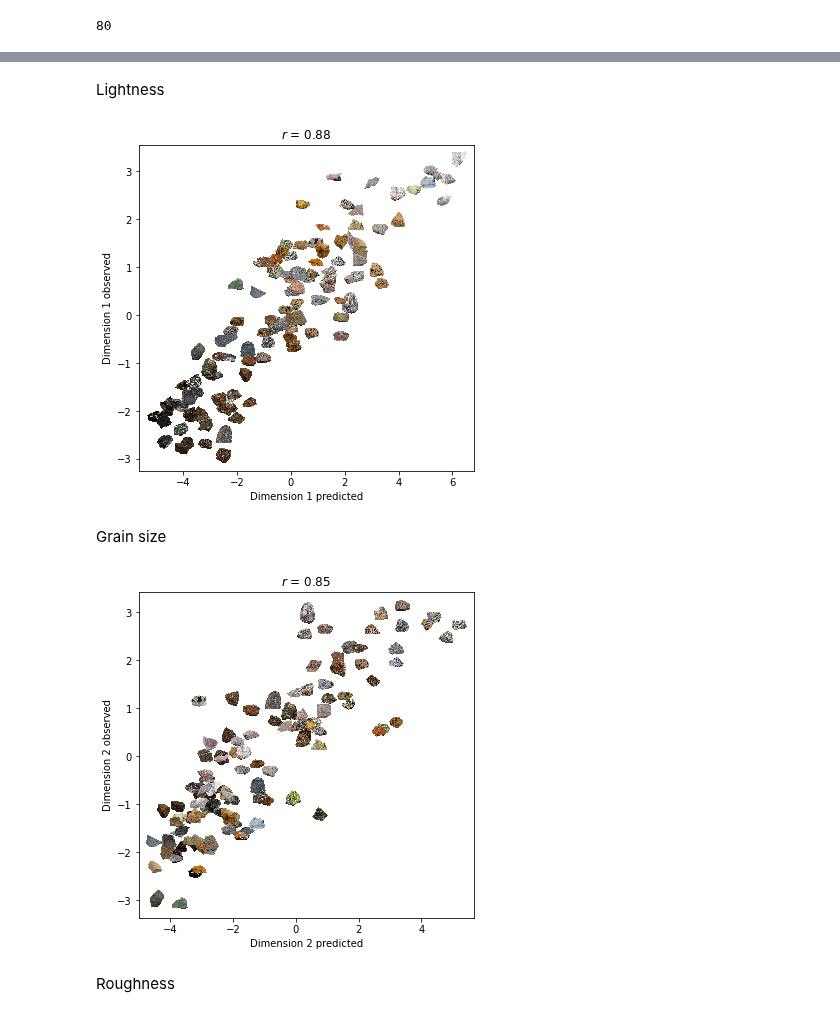
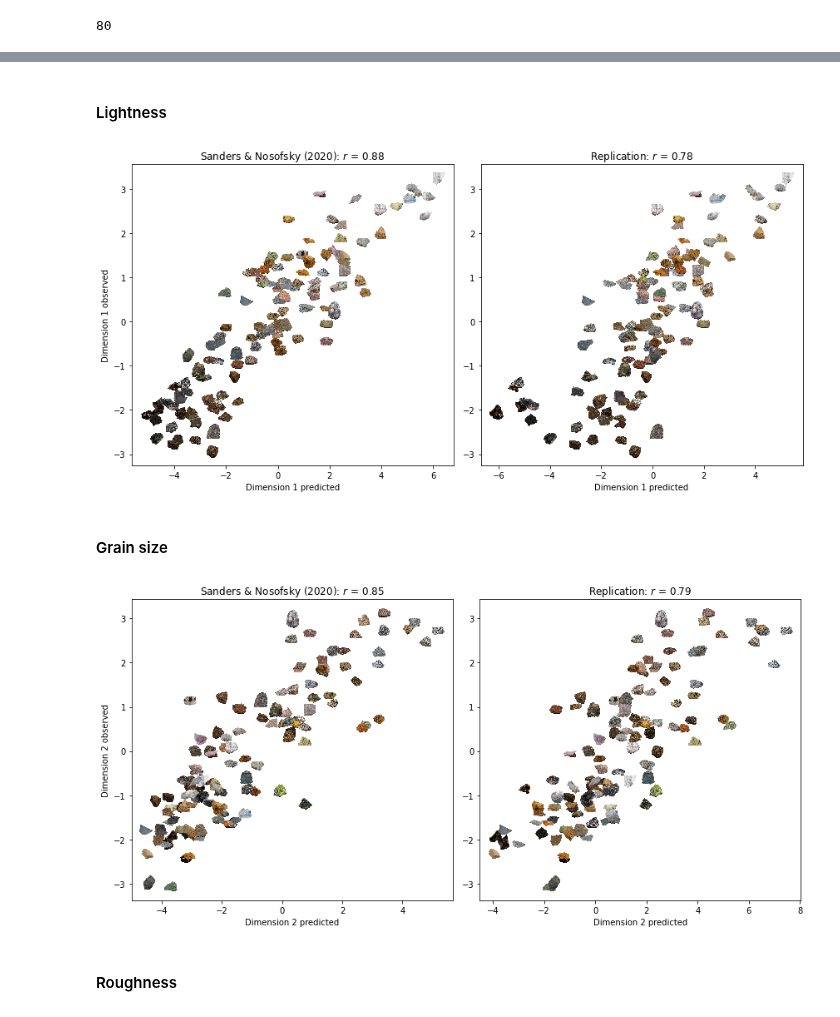
Before and after one commit to dominikpegler/mds_cnn, a Jupyter notebook: sanders_nosofsky_2020/mds.ipynb, the cells around one changed output, grey strips where cells are left out. Saved outputs shown, nothing was run; the diff lists cells and outputs as text; code cells hidden in the pictures.

Commit message:
restruct plots

```diff
--- a/sanders_nosofsky_2020/mds.ipynb
+++ b/sanders_nosofsky_2020/mds.ipynb
@@ -78,6 +78,7 @@ def imscatter(x, y, image, ax=None, zoom=1):
         artists.append(ax.add_artist(ab))
     ax.update_datalim(np.column_stack([x, y]))
     ax.autoscale()
+
     return artists
 
 
@@ -90,6 +91,7 @@ def plot_rocks(dim_a, dim_b, mds_obs, rock_images):
         imscatter(mds_obs[i, dim_a-1], mds_obs[i, dim_b-1], rock, zoom = 0.033)
     plt.xlabel(f"MDS Dimension {dim_a}")
     plt.ylabel(f"MDS Dimension {dim_b}")
+
     return None
 
 
@@ -106,7 +108,37 @@ def plot_predictions(dim, mds_obs, cnn_pred, rock_images):
     plt.xlabel(f"Dimension {dim} predicted")
     plt.ylabel(f"Dimension {dim} observed")
     plt.title(f"$r$ = {r:,.2f}")
+
     return None
+
+def plot_compare_preds(dim, mds_obs, cnn_pred_a, cnn_pred_b, title_a, title_b, rock_images):
+    """
+    2 Plots to compare 2 different kinds of predictions.
+    Each plot displays observed vs predicted values
+    """
+
+    r_a = np.corrcoef(cnn_pred_a[:, dim-1], mds_obs[:, dim-1]).min()
+    r_b = np.corrcoef(cnn_pred_b[:, dim-1], mds_obs[:, dim-1]).min()
+
+    fig = plt.figure(figsize = (12, 6))
+
+    # plot a
+    ax_1 = plt.subplot(1, 2, 1)
+    for i, rock in enumerate(rock_images):
+        imscatter(cnn_pred_a[i, dim-1], mds_obs[i, dim-1], rock, zoom = 0.02, ax = ax_1)
+    ax_1.set_xlabel(f"Dimension {dim} predicted")
+    ax_1.set_ylabel(f"Dimension {dim} observed")
+    ax_1.set_title(f"{title_a}: $r$ = {r_a:,.2f}")
+
+    # plot b
+    ax_2 = plt.subplot(1, 2, 2, sharey = ax_1)
+    for i, rock in enumerate(rock_images):
+        imscatter(cnn_pred_b[i, dim-1], mds_obs[i, dim-1], rock, zoom = 0.02, ax = ax_2)
+    ax_2.set_xlabel(f"Dimension {dim} predicted")
+    ax_2.set_title(f"{title_b}: $r$ = {r_b:,.2f}")
+    fig.tight_layout()
+
+    return None
 # %% [markdown]
 ### a) Dimensions 1 vs 2
 # %%
@@ -173,15 +214,15 @@ Number of dimensions: 8
 # %% [markdown]
-Lightness
+#### Lightness
 # %%
-plot_predictions(1, mds_obs, cnn_pred, rock_images)
+plot_compare_preds(1, mds_obs, cnn_pred, cnn_ownpred, "Sanders & Nosofsky (2020)", "Replication", rock_images)
 # %% [output]
-[figure, old version]
+[figure, new version]
 # %% [markdown]
-Grain size
+#### Grain size
 # %%
-plot_predictions(2, mds_obs, cnn_pred, rock_images)
+plot_compare_preds(2, mds_obs, cnn_pred, cnn_ownpred, "Sanders & Nosofsky (2020)", "Replication", rock_images)
 # %% [output]
-[figure, old version]
+[figure, new version]
 # %% [markdown]
-Roughness
+#### Roughness
 # %%
```
Also changed, not shown: parts of 32 cells of this notebook.
